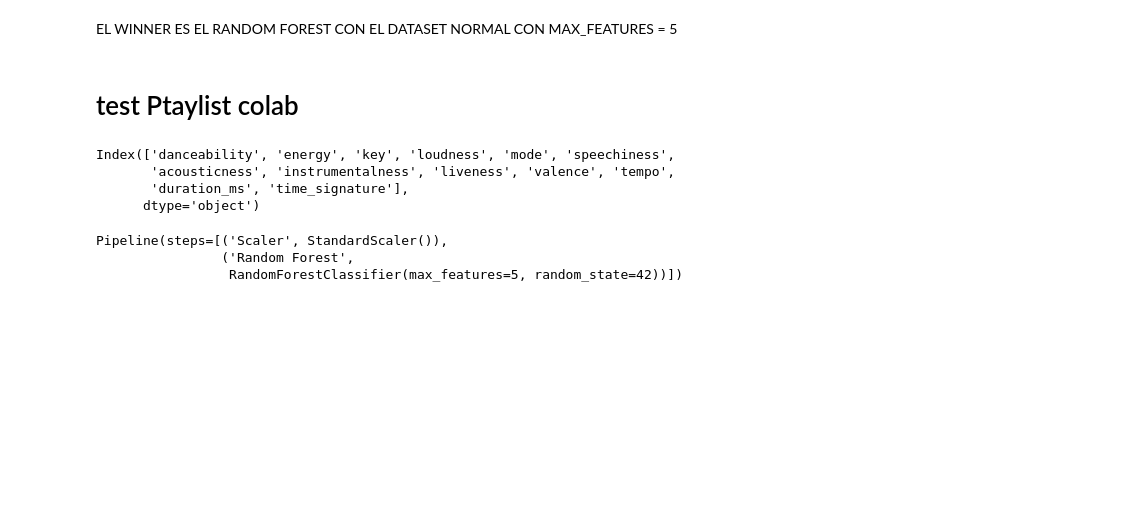
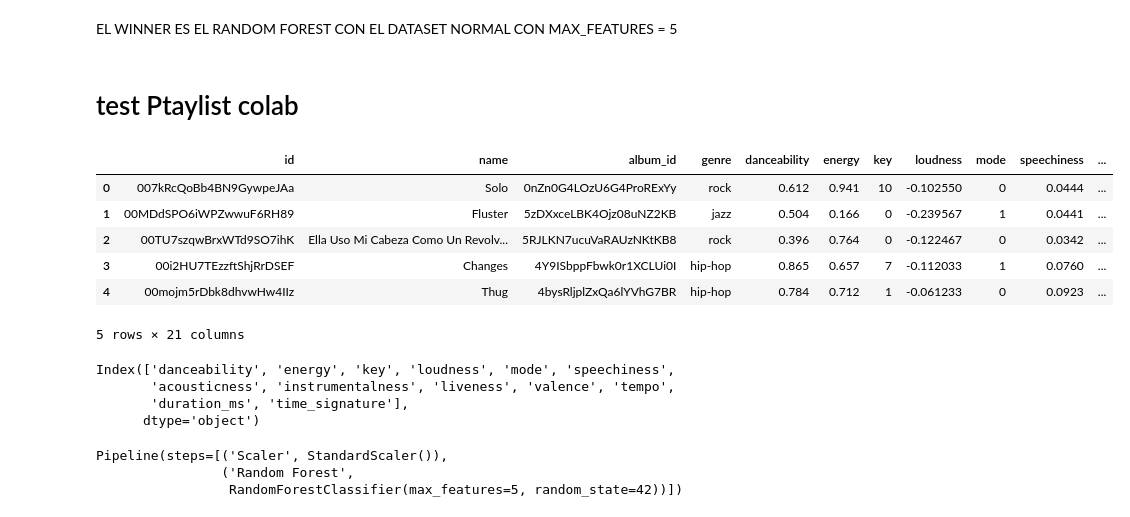
Before and after one commit to JaviCeRodriguez/IAA_tpfinal, a Jupyter notebook: Todo_junto.ipynb, the cells around one changed output. Drawn from its saved outputs; the diff is of its cells as text; code cells hidden in the pictures; blank space fills up the shorter version.

```diff
--- a/Todo_junto.ipynb
+++ b/Todo_junto.ipynb
@@ -1116,3 +1118,13 @@ EL WINNER ES EL RANDOM FOREST CON EL DATASET NORMAL CON MAX_FEATURES = 5
+# %%
+tracks_selected.head()
+# %% [output]
+|  | id | name | album_id | genre | danceability | energy | key | loudness | mode | speechiness | ... |
+| 0 | 007kRcQoBb4BN9GywpeJAa | Solo | 0nZn0G4LOzU6G4ProRExYy | rock | 0.612 | 0.941 | 10 | -0.102550 | 0 | 0.0444 | ... |
+| 1 | 00MDdSPO6iWPZwwuF6RH89 | Fluster | 5zDXxceLBK4Ojz08uNZ2KB | jazz | 0.504 | 0.166 | 0 | -0.239567 | 1 | 0.0441 | ... |
+| 2 | 00TU7szqwBrxWTd9SO7ihK | Ella Uso Mi Cabeza Como Un Revolv... | 5RJLKN7ucuVaRAUzNKtKB8 | rock | 0.396 | 0.764 | 0 | -0.122467 | 0 | 0.0342 | ... |
+| 3 | 00i2HU7TEzzftShjRrDSEF | Changes | 4Y9ISbppFbwk0r1XCLUi0I | hip-hop | 0.865 | 0.657 | 7 | -0.112033 | 1 | 0.0760 | ... |
+| 4 | 00mojm5rDbk8dhvwHw4IIz | Thug | 4bysRljplZxQa6lYVhG7BR | hip-hop | 0.784 | 0.712 | 1 | -0.061233 | 0 | 0.0923 | ... |
+5 rows × 21 columns
 # %%
 included_types = ['float64', 'int64','category']
 selected_columns = tracks_selected.select_dtypes(include=included_types).columns
```
Also changed, not shown: parts of 14 cells of this notebook, 7 other files.
